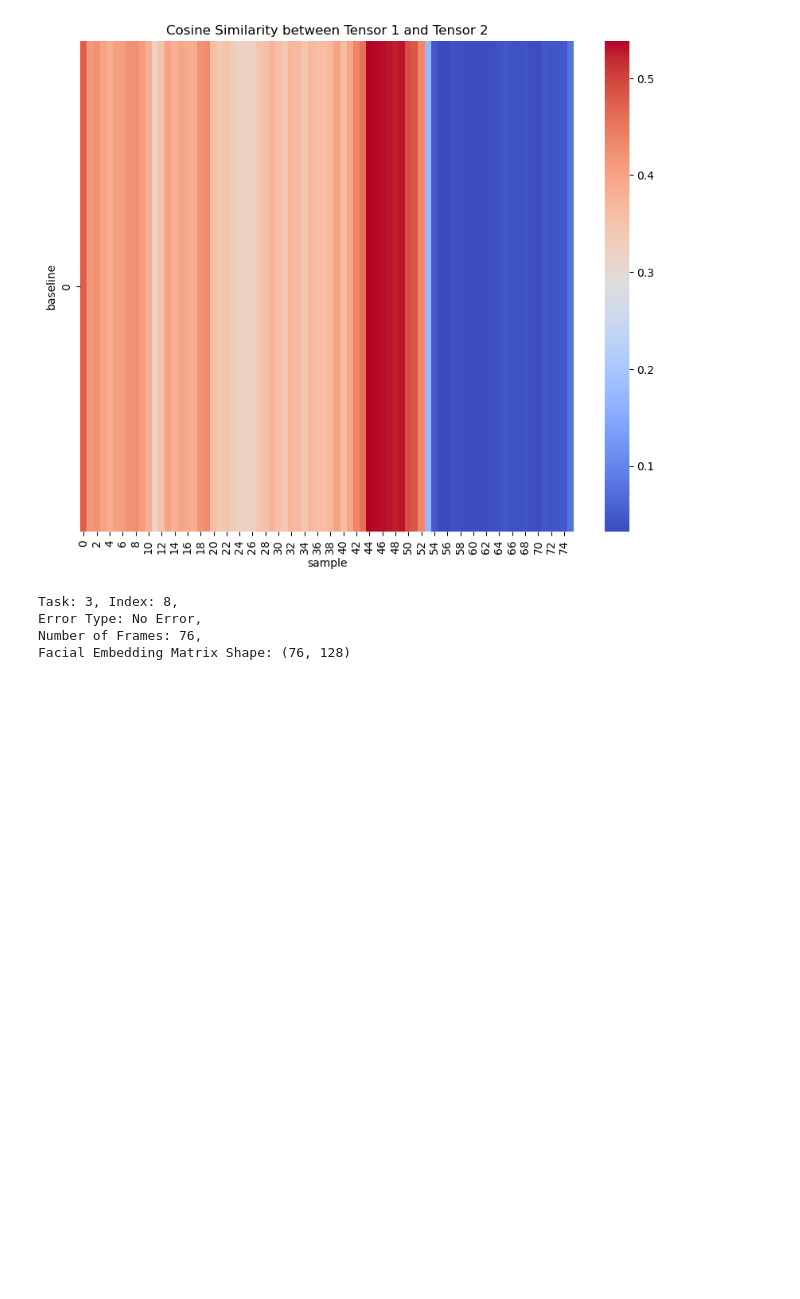
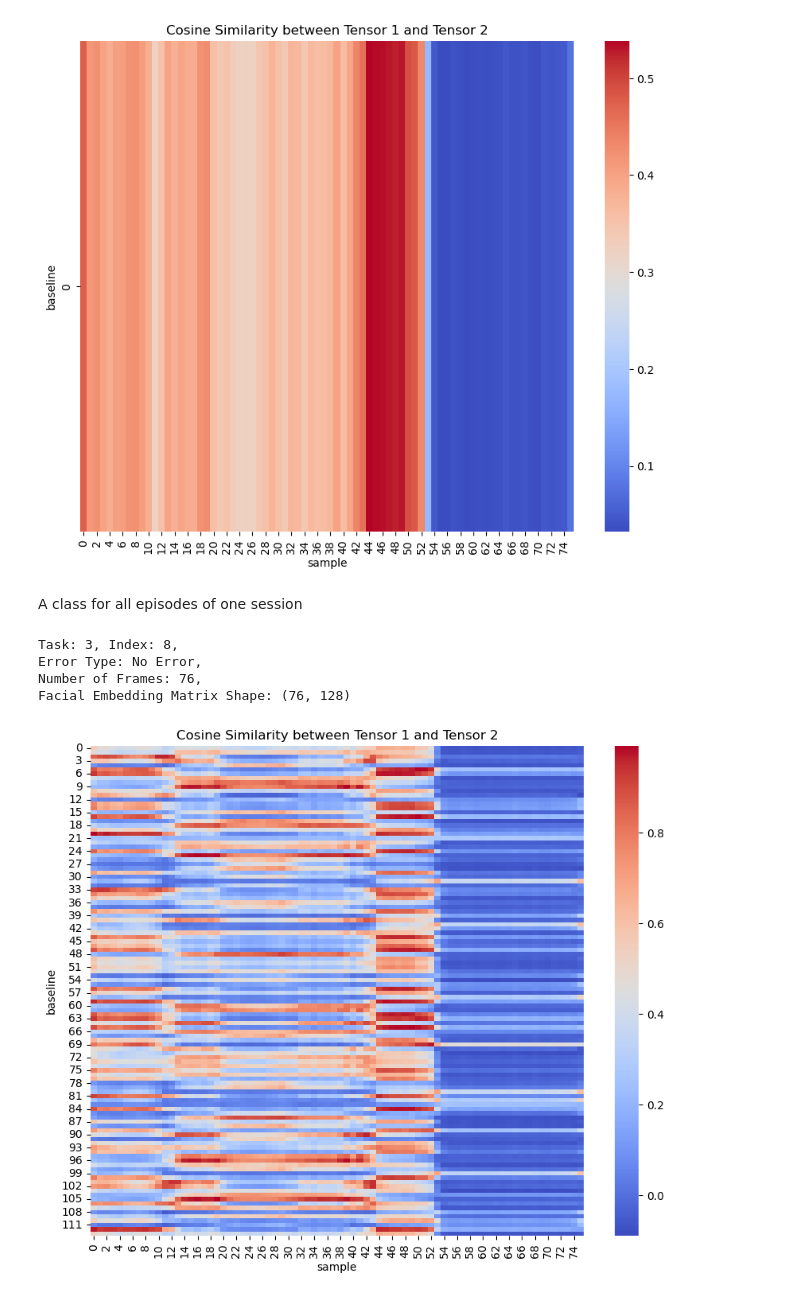
Before and after one commit to gaoqihan/HRI_error_detector, a Jupyter notebook: src/Playground/face_analyzer.ipynb, the cells around one changed output. Cells and saved outputs as stored; diff of their text form; code cells hidden in the pictures; blank space fills up the shorter version.

Commit message:
updated face_analyzer

```diff
--- a/src/Playground/face_analyzer.ipynb
+++ b/src/Playground/face_analyzer.ipynb
@@ -587,0 +733,2 @@ class FaceEmbeddingEpisode():
+# %% [markdown]
+A class for all episodes of one session
@@ -588,8 +851,14 @@ class FaceEmbeddingEpisode():
 # %%
-test_obj=FaceEmbeddingEpisode("/home/qihan/Playground/Data/User_3/face_data/0/3_8.pkl","/home/qihan/Playground/Data/User_3/catalog.csv",3,8)
+baseline=np.load("/home/qihan/Playground/Data/User_3/face_data/baseline/baseline.npy")
+test_obj=FaceEmbeddingEpisode("/home/qihan/Playground/Data/User_3/face_data/0/3_8.pkl","/home/qihan/Playground/Data/User_3/catalog.csv",3,8,baseline=baseline)
 print(test_obj)
+test_obj.cossim_to_baseline()
+test_obj.visualize_cosine_similarity()
+test_obj.sliding_window_similarity(visualize=True)
+#print(test_obj.list_of_frames)
 # %% [output]
 Task: 3, Index: 8,
 Error Type: No Error,
 Number of Frames: 76,
 Facial Embedding Matrix Shape: (76, 128)
+[figure, added]
```
Also changed, not shown: parts of 8 cells of this notebook, 1 other file.
